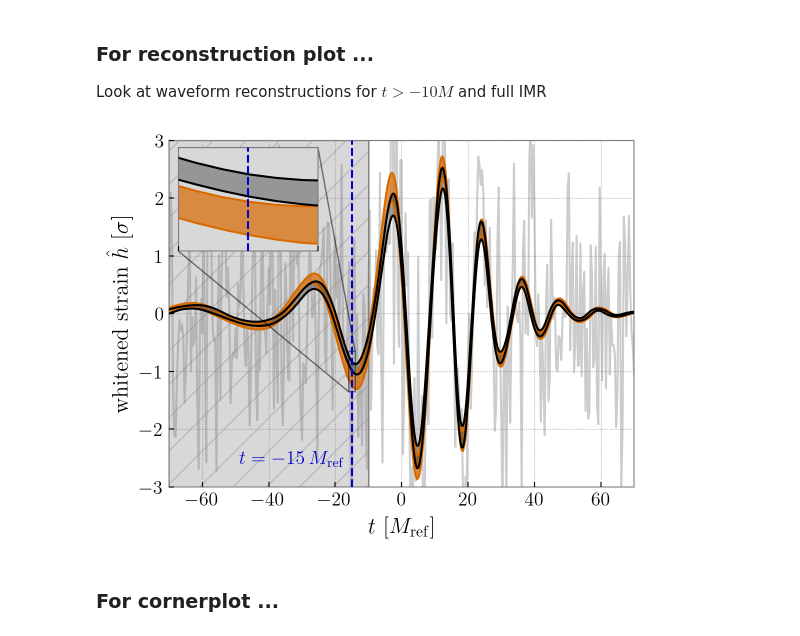
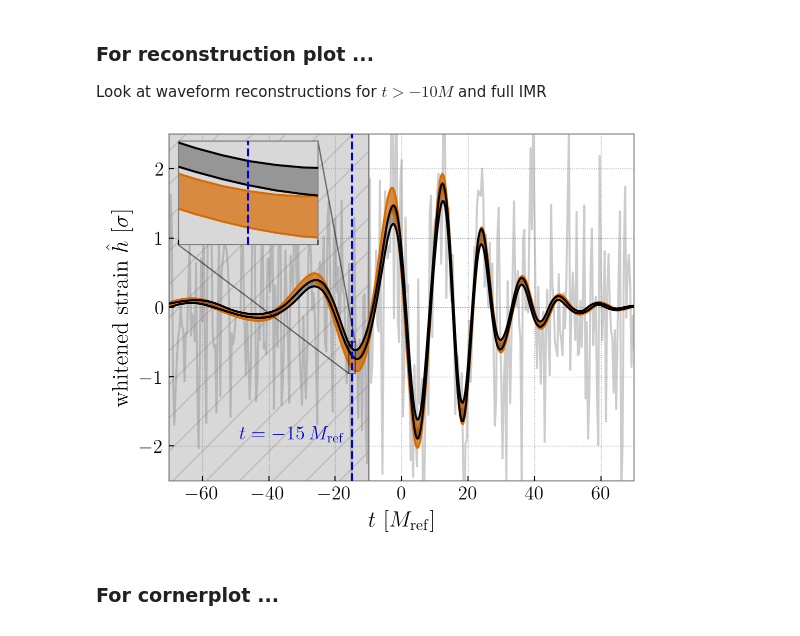
Before and after one commit to simonajmiller/gw190521-timedomain-release, a Jupyter notebook: figures/figure_02.ipynb, the cells around one changed output. Saved outputs shown, nothing was run; the diff lists cells and outputs as text; code cells hidden in the pictures.

```diff
--- a/figures/figure_02.ipynb
+++ b/figures/figure_02.ipynb
@@ -212,37 +210,37 @@ for n, ax in enumerate([axes, axin]):
         shading_kws = dict(hatch='/',  alpha=0.3, color='gray')
     else:
         shading_kws = dict(alpha=0.3, color='gray')
     ax.axvline(-10, color='gray', zorder=1, lw=1)
 
     # label the time at which to construct the posteriors
     c = 'mediumblue'
     ax.axvline(T_CUT, color=c, ls='--', zorder=5)
 
     # shade out the
     ax.axvspan(x_lims[0], -10, **shading_kws, zorder=0)
 
-axes.text(T_CUT-34, -2.6, f'$t={{{T_CUT}}}\,M_\mathrm{{ref}}$', color=c, fontsize=14, zorder=5)
+axes.text(T_CUT-34, -1.9, f'$t={{{T_CUT}}}\,M_\mathrm{{ref}}$', color=c, fontsize=14, zorder=5)
 axes.set_xlabel(r'$t~[M_\mathrm{ref}]$', fontsize=16)
 axes.set_ylabel(r'whitened strain $\hat h~[\sigma]$', fontsize=16)
 
 # Set full axes limits
 axes.set_xlim(*x_lims)
-axes.set_ylim(-3, 3)
+axes.set_ylim(-2.5, 2.5)
 
 # Format inset
 axin.set_xlim(T_CUT - 1, T_CUT + 1)
 axin.set_xticklabels([])
 axin.set_yticklabels([])
-axin.set_ylim(-1.35, -0.65)
+axin.set_ylim(-0.95, -0.5)
 
 axes.indicate_inset_zoom(axin, edgecolor="black")
 
 axin.set_yticks([])
 
 plt.savefig('figure_02a.pdf', bbox_inches='tight')
 plt.show()
 # %% [output]
-[figure, old version]
+[figure, new version]
 # %% [markdown]
 ### For cornerplot ...
 # %%
```
Also changed, not shown: parts of 7 cells of this notebook, 15 other files.
